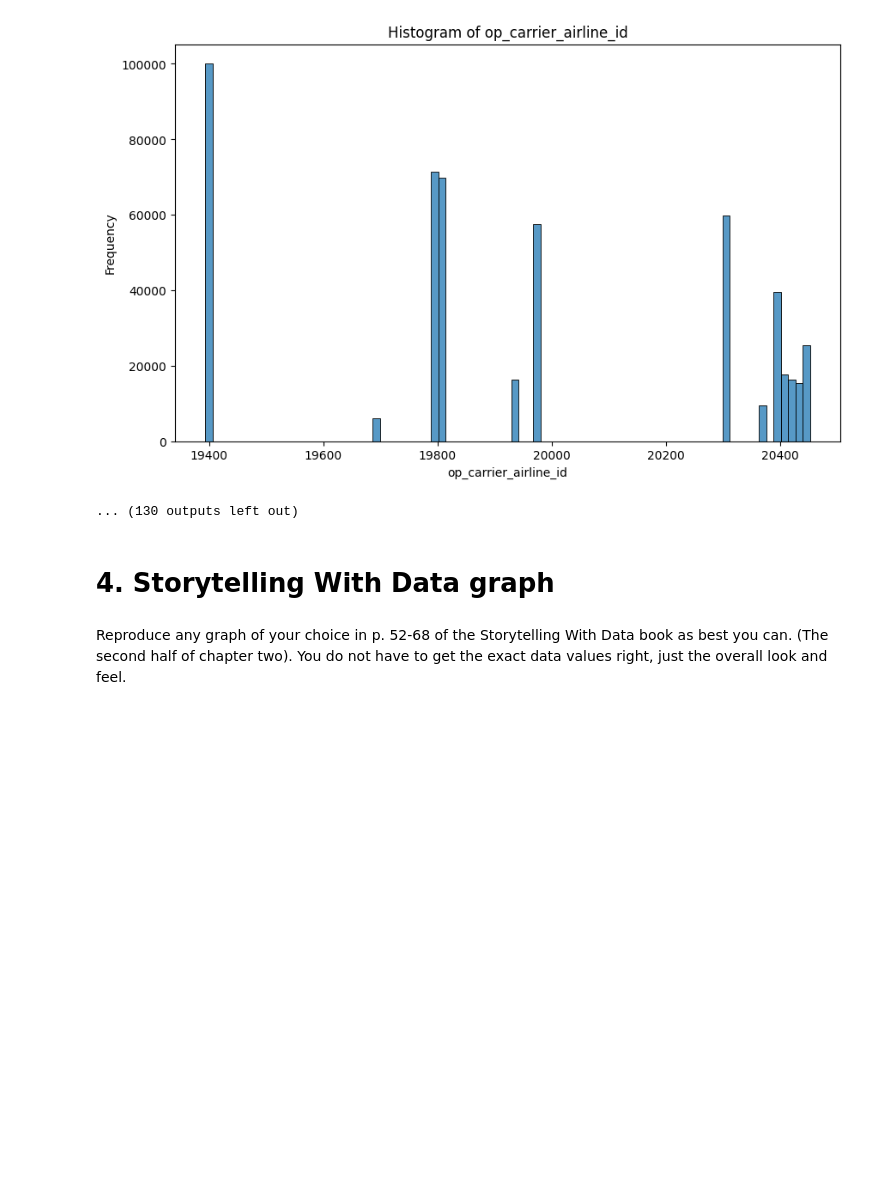
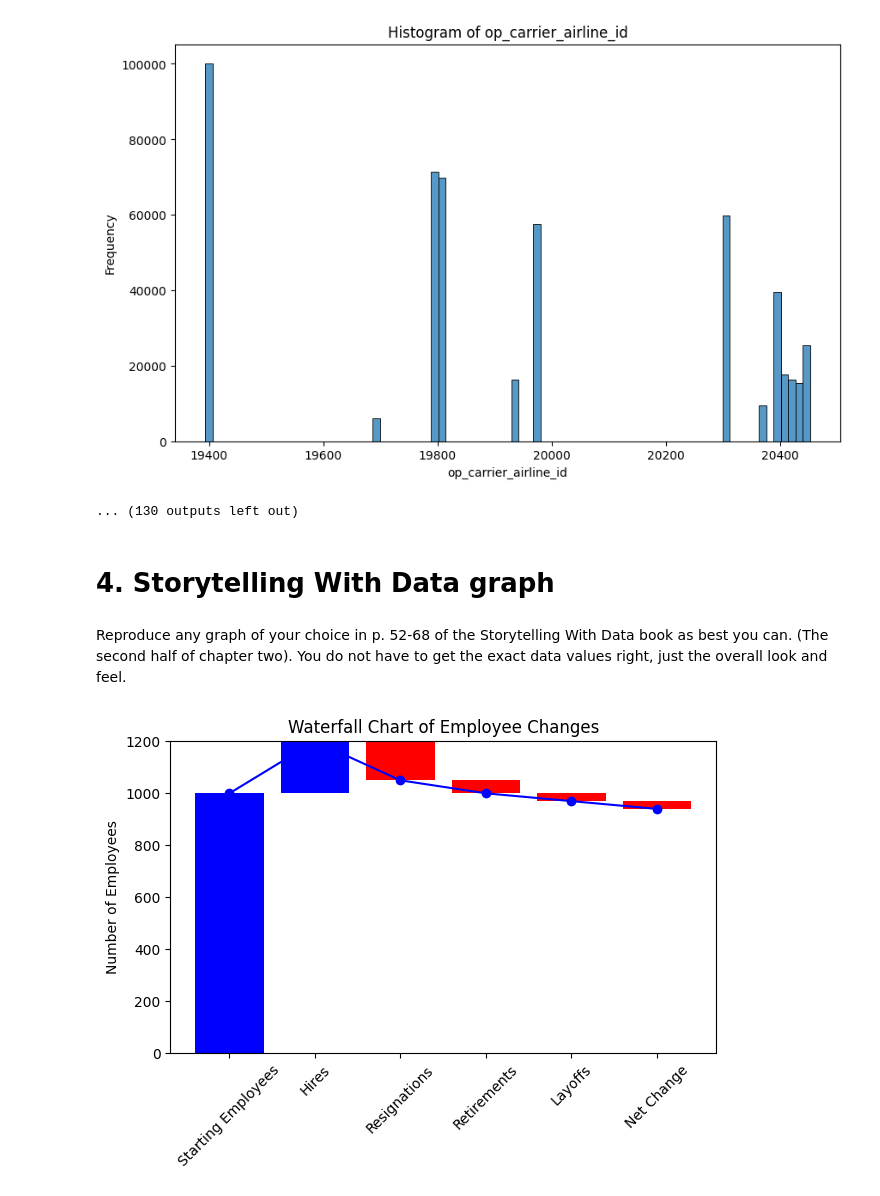
Before and after one commit to tbrantinghamBU/699-Personal, a Jupyter notebook: OMDS-ModB2-Week4-Brantingham-Tyler.ipynb, the cells around one changed output. Saved outputs shown, nothing was run; the diff lists cells and outputs as text; code cells hidden in the pictures; blank space fills up the shorter version.

```diff
--- a/OMDS-ModB2-Week4-Brantingham-Tyler.ipynb
+++ b/OMDS-ModB2-Week4-Brantingham-Tyler.ipynb
@@ -656,3 +679,42 @@ Range: 1059.0
 # 4. Storytelling With Data graph
 # %% [markdown]
 Reproduce any graph of your choice in p. 52-68 of the Storytelling With Data book as best you can.  (The second half of chapter two).  You do not have to get the exact data values right, just the overall look and feel.
+# %%
+# Drawing the waterfall plot from page 56
+
+import matplotlib.pyplot as plt
+import numpy as np
+
+# Data for the waterfall chart
+categories = ['Starting Employees', 'Hires', 'Resignations', 'Retirements', 'Layoffs', 'Net Change']
+values = [1000, 200, -150, -50, -30, 0]
+
+# Calculate the net change
+values[-1] = sum(values[1:-1])
+
+# Calculate the cumulative values
+cumulative = np.cumsum(values)
+
+# Create the waterfall chart
+fig, ax = plt.subplots()
+
+# Plot the bars
+for i in range(len(values)):
+    if values[i] >= 0:
+        ax.bar(categories[i], values[i], bottom=cumulative[i] - values[i], color='blue')
+    else:
+        ax.bar(categories[i], values[i], bottom=cumulative[i] - values[i], color='red')
+
+# Plot the cumulative line
+ax.plot(categories, cumulative, color='blue', marker='o')
+
+# Add labels and title
+ax.set_ylabel('Number of Employees')
+ax.set_title('Waterfall Chart of Employee Changes')
+plt.xticks(rotation=45)
+
+# Show the chart
+plt.tight_layout()
+plt.show()
+# %% [output]
+[figure, added]
```
Also changed, not shown: parts of 1 cell of this notebook, 5 other files.
